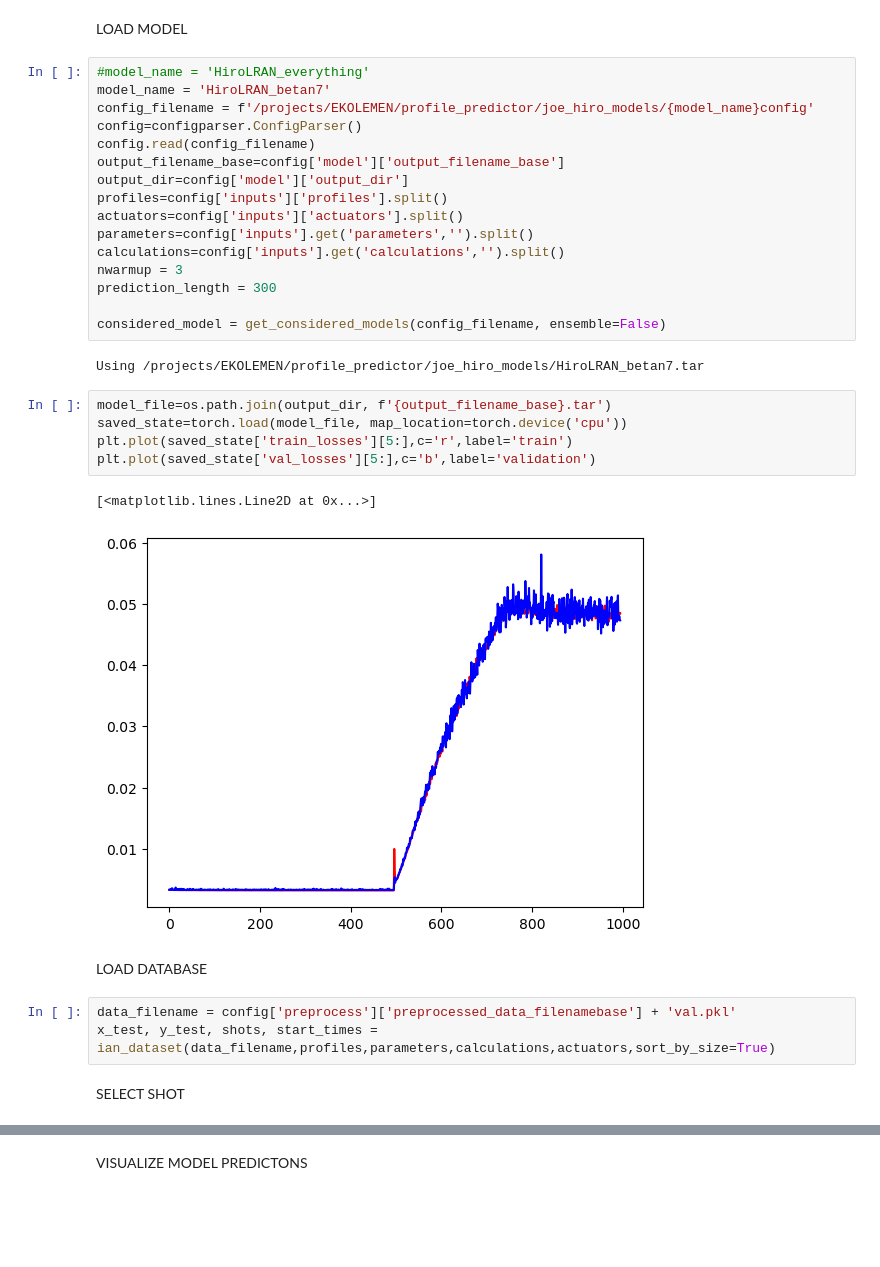
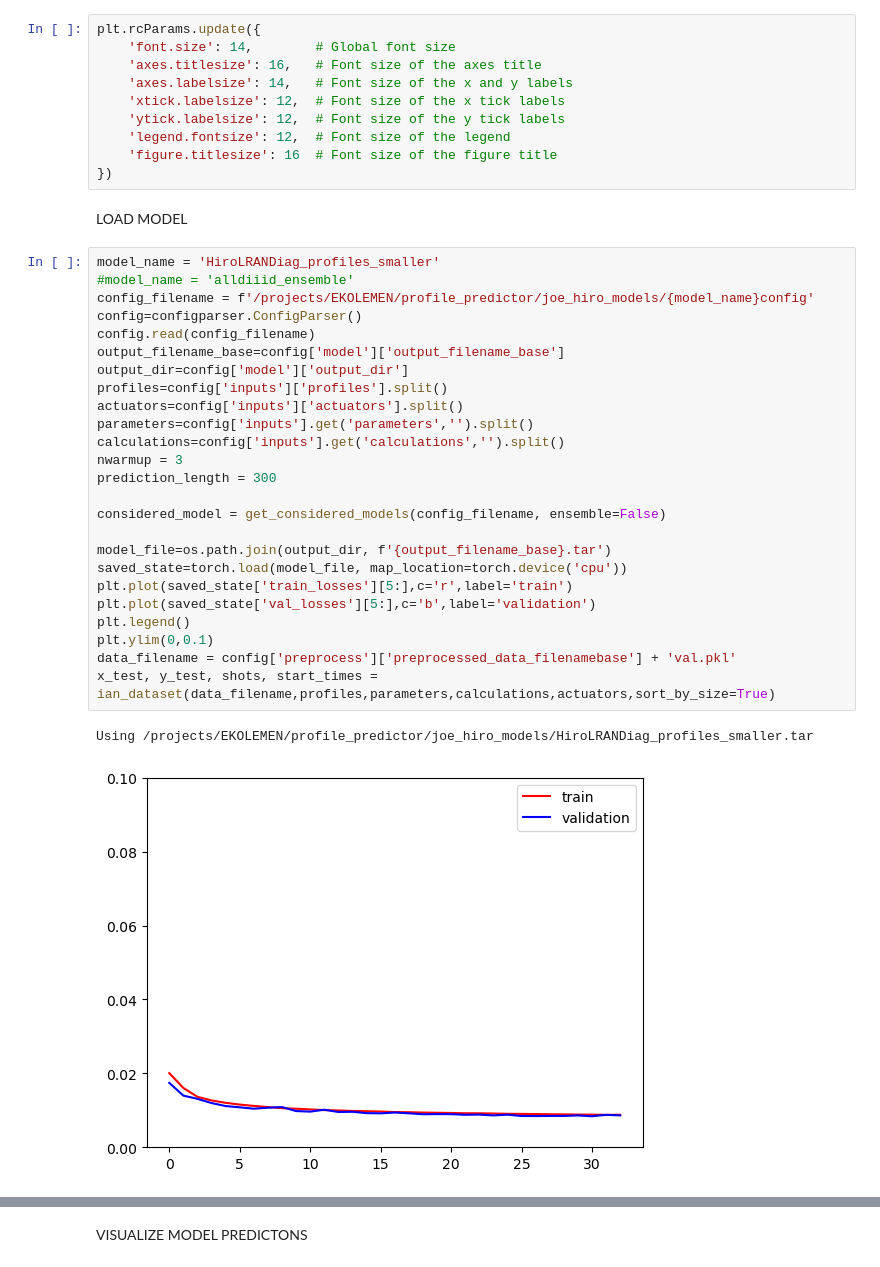
Before and after one commit to PlasmaControl/PlasmaEvolution, a Jupyter notebook: prediction_plotter.ipynb, the cells around one changed output, grey strips where cells are left out. Drawn from its saved outputs; the diff is of its cells as text; blank space fills up the shorter version.

Commit message:
improve prediction plotting script

```diff
--- a/prediction_plotter.ipynb
+++ b/prediction_plotter.ipynb
@@ -10,38 +10,43 @@ import matplotlib.pyplot as plt
 from prediction_helpers import get_ml_truth, get_ml_profile_warmup, get_ml_actuator_trajectory, get_ml_predictions, get_considered_models, get_fast_profile_prediction
 import pickle
 import os
+# %%
+plt.rcParams.update({
+    'font.size': 14,        # Global font size
+    'axes.titlesize': 16,   # Font size of the axes title
+    'axes.labelsize': 14,   # Font size of the x and y labels
+    'xtick.labelsize': 12,  # Font size of the x tick labels
+    'ytick.labelsize': 12,  # Font size of the y tick labels
+    'legend.fontsize': 12,  # Font size of the legend
+    'figure.titlesize': 16  # Font size of the figure title
+})
 # %% [markdown]
 LOAD MODEL
 # %%
-#model_name = 'HiroLRAN_everything'
-model_name = 'HiroLRAN_betan7'
+model_name = 'HiroLRANDiag_profiles_smaller'
+#model_name = 'alldiiid_ensemble'
 config_filename = f'/projects/EKOLEMEN/profile_predictor/joe_hiro_models/{model_name}config'
 config=configparser.ConfigParser()
 config.read(config_filename)
 output_filename_base=config['model']['output_filename_base']
 output_dir=config['model']['output_dir']
 profiles=config['inputs']['profiles'].split()
 actuators=config['inputs']['actuators'].split()
 parameters=config['inputs'].get('parameters','').split()
 calculations=config['inputs'].get('calculations','').split()
 nwarmup = 3
 prediction_length = 300
 
 considered_model = get_considered_models(config_filename, ensemble=False)
+
+model_file=os.path.join(output_dir, f'{output_filename_base}.tar')
+saved_state=torch.load(model_file, map_location=torch.device('cpu'))
+plt.plot(saved_state['train_losses'][5:],c='r',label='train')
+plt.plot(saved_state['val_losses'][5:],c='b',label='validation')
+plt.legend()
+plt.ylim(0,0.1)
+data_filename = config['preprocess']['preprocessed_data_filenamebase'] + 'val.pkl'
+x_test, y_test, shots, start_times = ian_dataset(data_filename,profiles,parameters,calculations,actuators,sort_by_size=True)
 # %% [output]
-Using /projects/EKOLEMEN/profile_predictor/joe_hiro_models/HiroLRAN_betan7.tar
+Using /projects/EKOLEMEN/profile_predictor/joe_hiro_models/HiroLRANDiag_profiles_smaller.tar
+[figure, added]
-# %%
-model_file=os.path.join(output_dir, f'{output_filename_base}.tar')
-saved_state=torch.load(model_file, map_location=torch.device('cpu'))
-plt.plot(saved_state['train_losses'][5:],c='r',label='train')
-plt.plot(saved_state['val_losses'][5:],c='b',label='validation')
-# %% [output]
-[<matplotlib.lines.Line2D at 0x...>]
-[figure, removed]
-# %% [markdown]
-LOAD DATABASE
-# %%
-data_filename = config['preprocess']['preprocessed_data_filenamebase'] + 'val.pkl'
-x_test, y_test, shots, start_times = ian_dataset(data_filename,profiles,parameters,calculations,actuators,sort_by_size=True)
-# %% [markdown]
-SELECT SHOT
```
Also changed, not shown: parts of 12 cells of this notebook.
